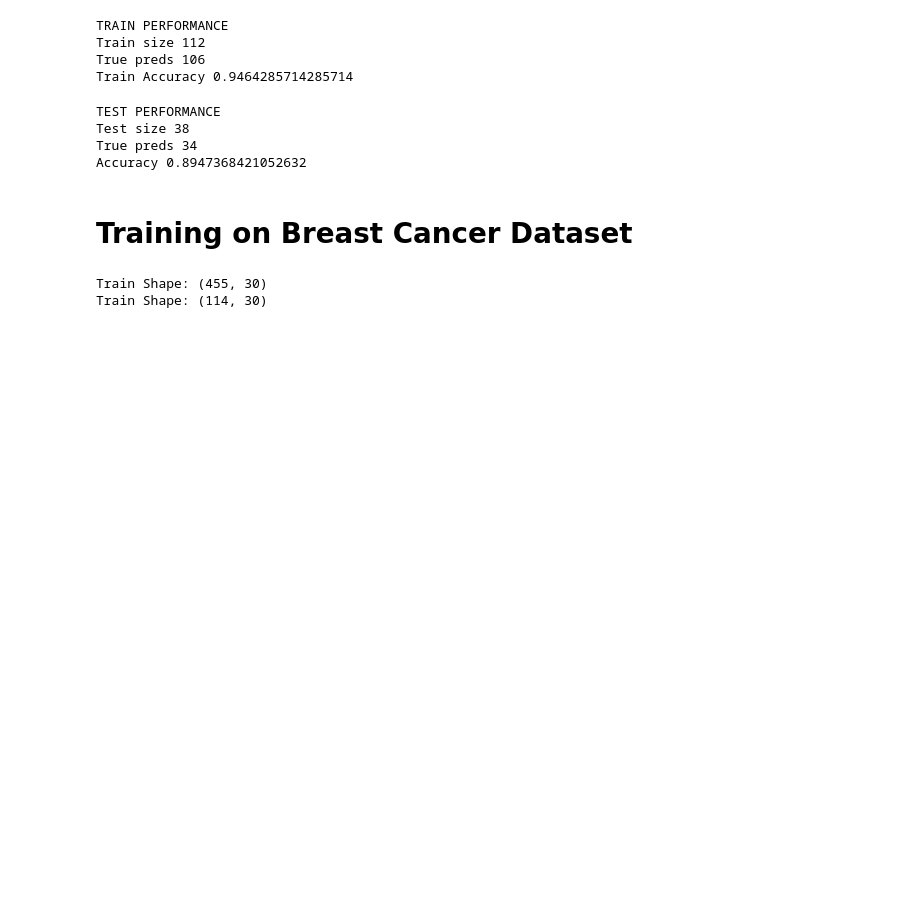
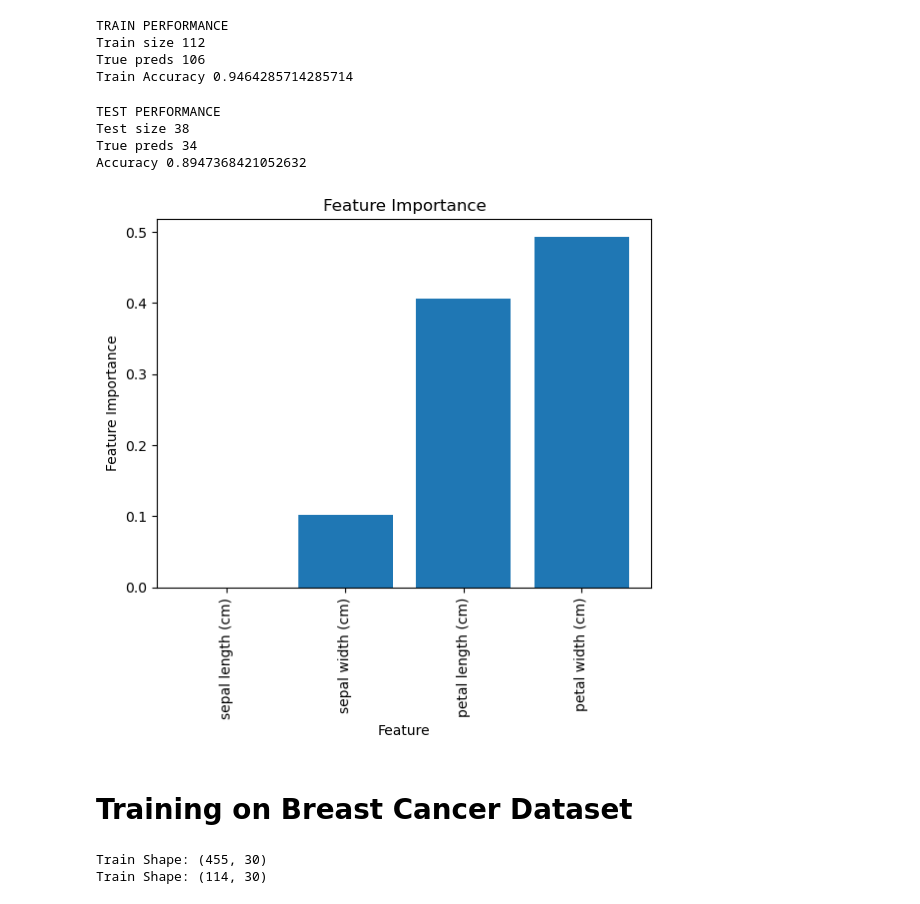
Before and after one commit to enesozeren/machine_learning_from_scratch, a Jupyter notebook: decision_trees/modelling_examples.ipynb, the cells around one changed output. Cells and saved outputs as stored; diff of their text form; code cells hidden in the pictures; blank space fills up the shorter version.

Commit message:
feature importance is added and some func names modified

```diff
--- a/decision_trees/modelling_examples.ipynb
+++ b/decision_trees/modelling_examples.ipynb
@@ -13,6 +13,7 @@ iris = datasets.load_iris()
 
 X = np.array(iris.data)
 Y = np.array(iris.target)
+iris_feature_names = iris.feature_names
 
 X_train, X_test, Y_train, Y_test = model_selection.train_test_split(X, Y, test_size=0.25, random_state=0)
 print("Train Shape:", X_train.shape)
@@ -67,6 +68,17 @@ TEST PERFORMANCE
 Test size 38
 True preds 34
 Accuracy 0.8947368421052632
+# %%
+# Feature importance
+plt.bar(range(len(my_tree.feature_importances)),
+        list(my_tree.feature_importances.values()), tick_label=iris_feature_names)
+plt.title("Feature Importance")
+plt.xlabel("Feature")
+plt.xticks(rotation=90)
+plt.ylabel("Feature Importance")
+plt.show()
+# %% [output]
+[figure, added]
 # %% [markdown]
 # Training on Breast Cancer Dataset
 # %%
```
Also changed, not shown: parts of 6 cells of this notebook, 3 other files.
